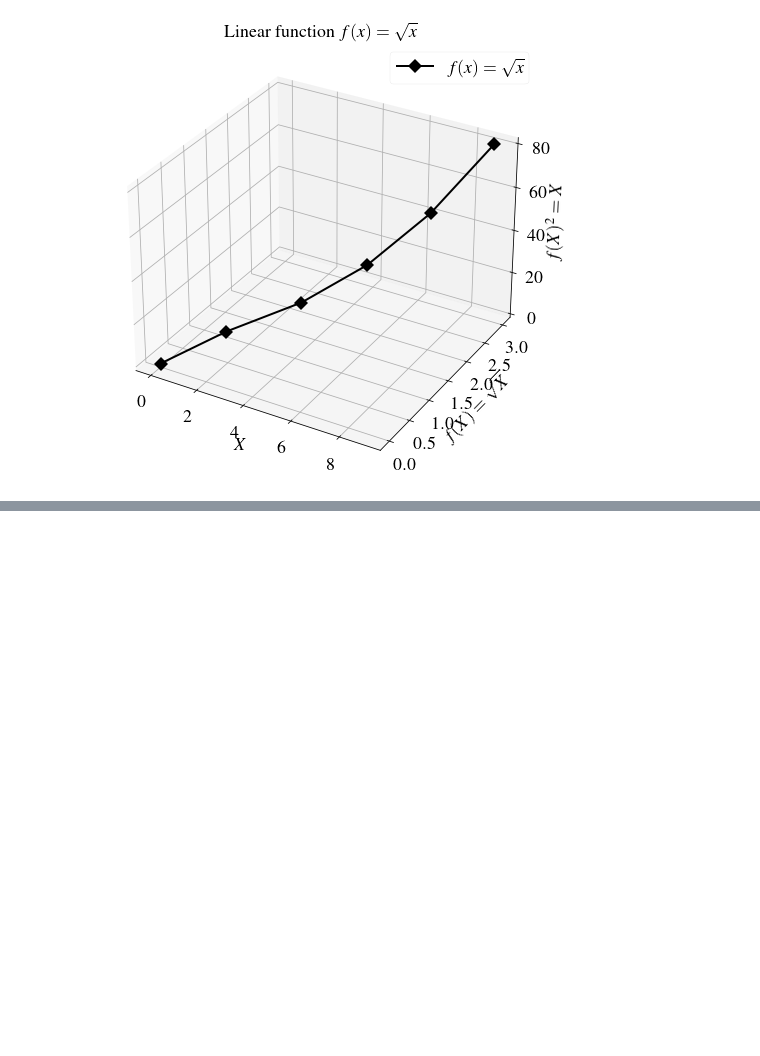
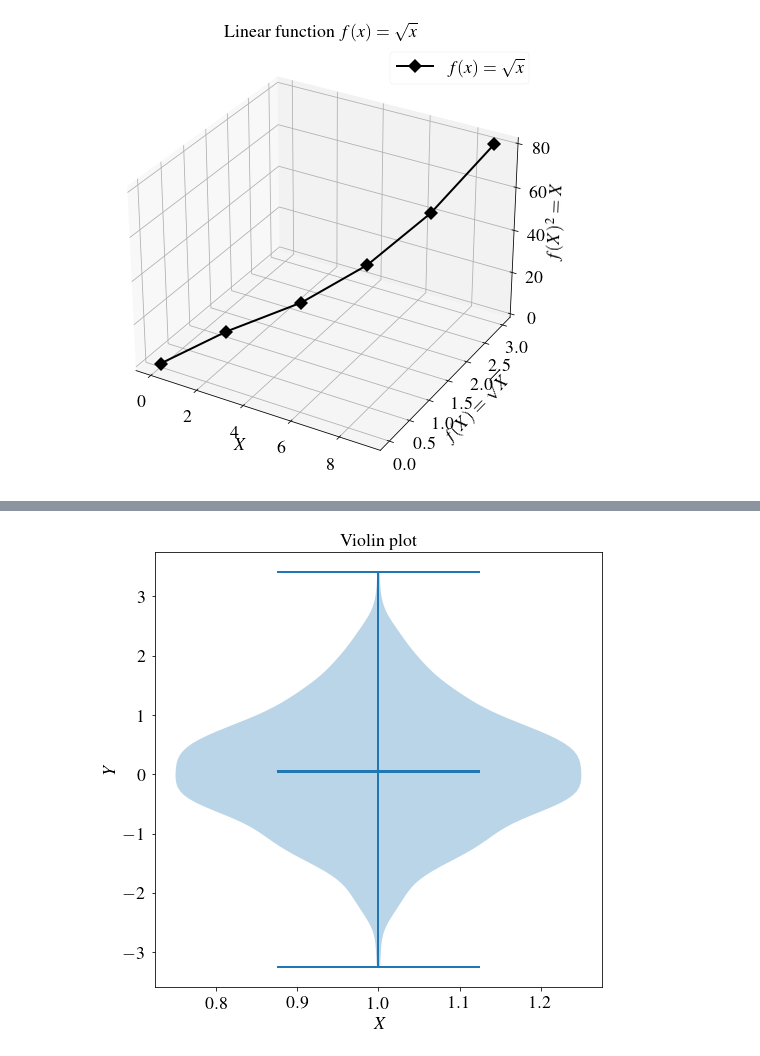
Before and after one commit to qlinhta/my-notes, a Jupyter notebook: teaching/MatplotlibOxford.ipynb, the cells around one changed output, grey strips where cells are left out. Cells and saved outputs as stored; diff of their text form; code cells hidden in the pictures; blank space fills up the shorter version.

```diff
--- a/teaching/MatplotlibOxford.ipynb
+++ b/teaching/MatplotlibOxford.ipynb
@@ -145,0 +138,11 @@ plt.show()
+# %%
+# Violin plot exercise
+x = np.random.normal(0, 1, 1000)
+plt.subplots(figsize=(8, 8))
+plt.violinplot(x, showmeans=True, showmedians=True, showextrema=True)
+plt.xlabel('$X$')
+plt.ylabel('$Y$')
+plt.title('Violin plot')
+plt.show()
+# %% [output]
+[figure, added]
```
Also changed, not shown: parts of 6 cells of this notebook.
